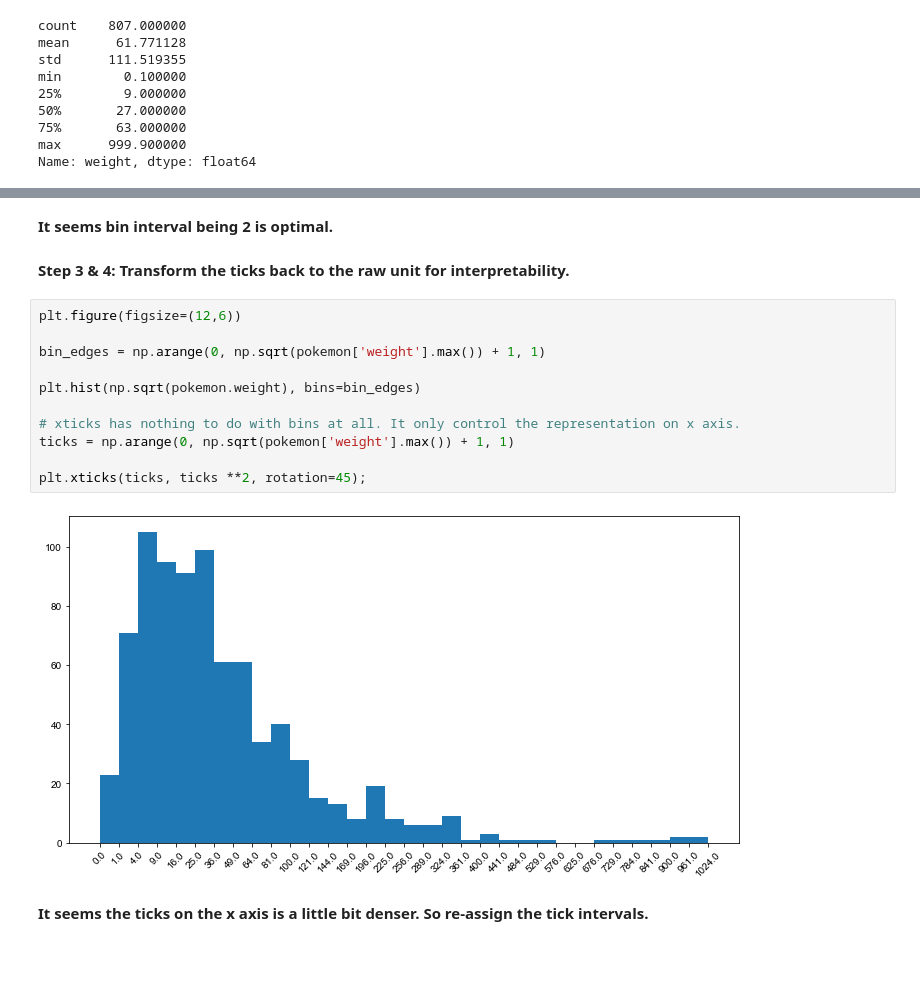
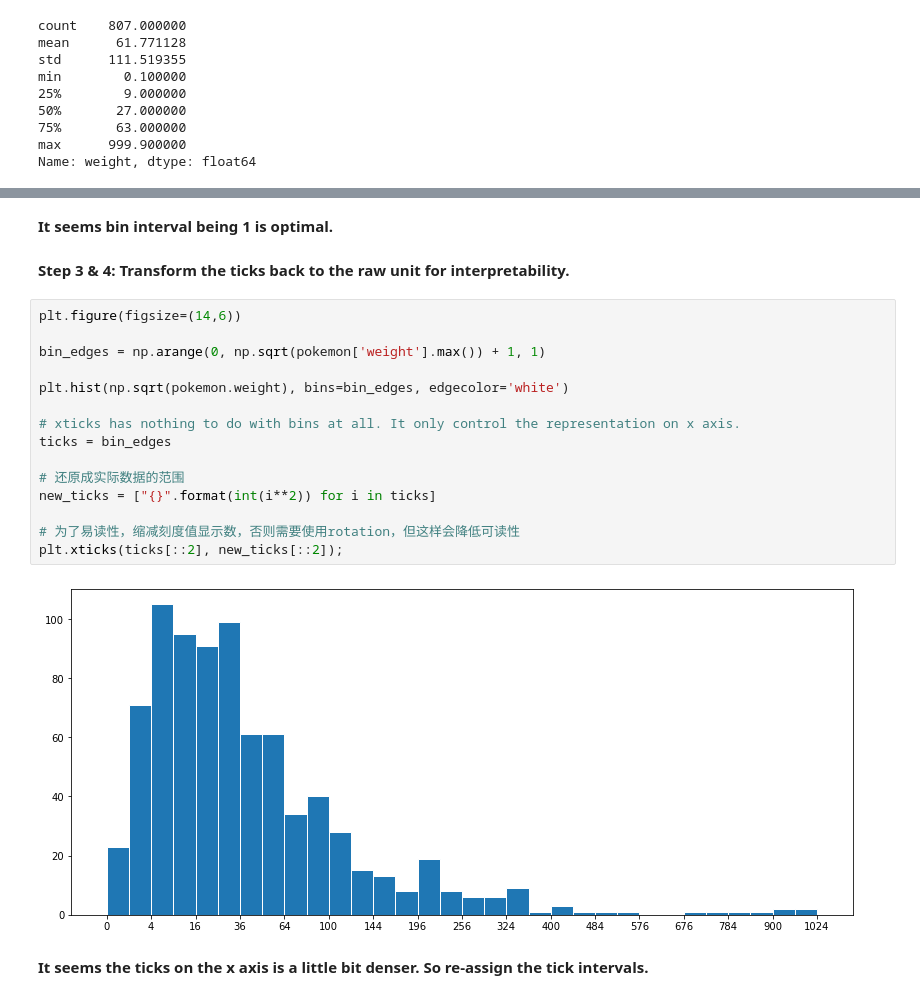
Before and after one commit to Alex-YuZ/Visualization-Using-Python, a Jupyter notebook: Histograms.ipynb, the cells around one changed output, grey strips where cells are left out. Cells and saved outputs as stored; diff of their text form; blank space fills up the shorter version.

```diff
--- a/Histograms.ipynb
+++ b/Histograms.ipynb
@@ -342,20 +505,24 @@ plt.hist(np.sqrt(pokemon.weight), bins=bin_edges);
 # %% [markdown]
-**It seems bin interval being 2 is optimal.**
+**It seems bin interval being 1 is optimal.**
 # %% [markdown]
 **Step 3 & 4: Transform the ticks back to the raw unit for interpretability.**
 # %%
-plt.figure(figsize=(12,6))
+plt.figure(figsize=(14,6))
 
 bin_edges = np.arange(0, np.sqrt(pokemon['weight'].max()) + 1, 1)
 
-plt.hist(np.sqrt(pokemon.weight), bins=bin_edges)
+plt.hist(np.sqrt(pokemon.weight), bins=bin_edges, edgecolor='white')
 
 # xticks has nothing to do with bins at all. It only control the representation on x axis.
-ticks = np.arange(0, np.sqrt(pokemon['weight'].max()) + 1, 1)
+ticks = bin_edges
 
-plt.xticks(ticks, ticks **2, rotation=45);
+# 还原成实际数据的范围
+new_ticks = ["{}".format(int(i**2)) for i in ticks]
+
+# 为了易读性，缩减刻度值显示数，否则需要使用rotation，但这样会降低可读性
+plt.xticks(ticks[::2], new_ticks[::2]);
 # %% [output]
-[figure, old version]
+[figure, new version]
 # %% [markdown]
 **It seems the ticks on the x axis is a little bit denser. So re-assign the tick intervals.**
 # %%
```
Also changed, not shown: parts of 28 cells of this notebook.
